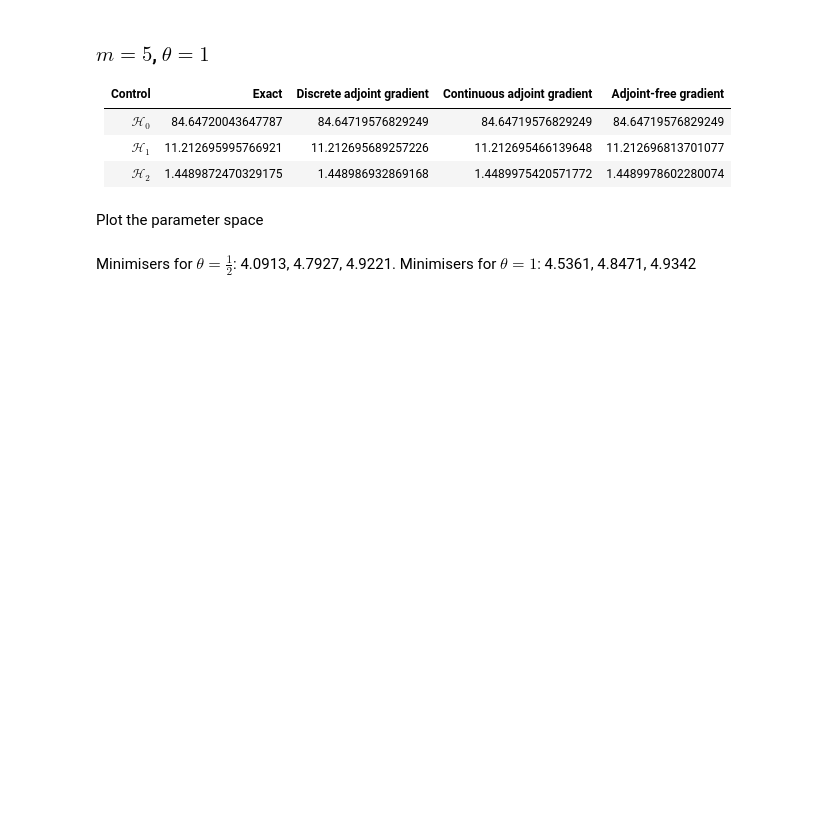
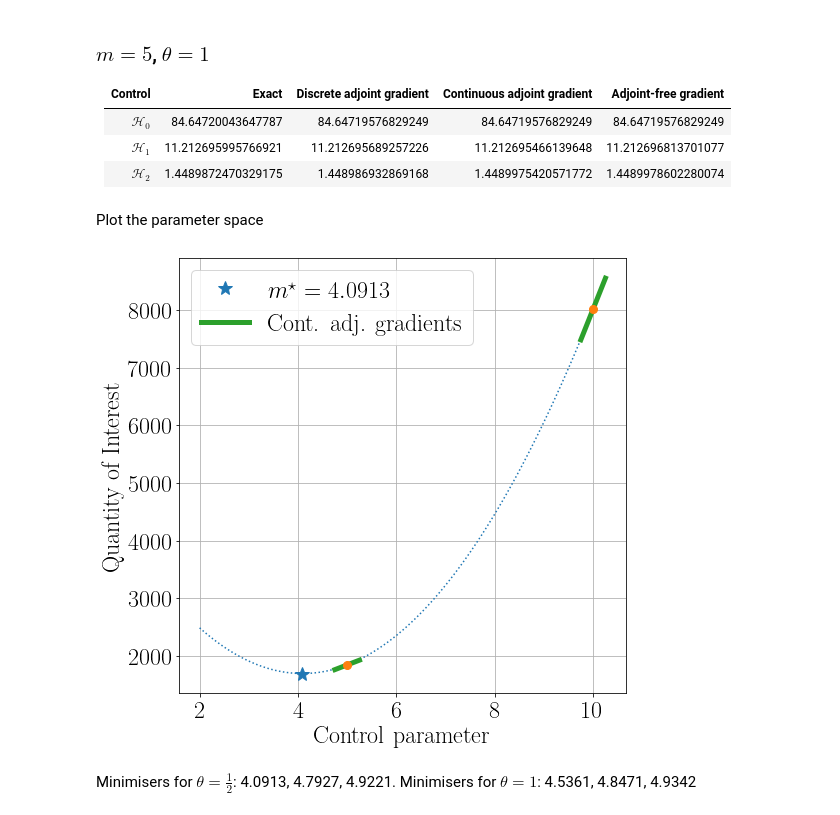
Before and after one commit to jwallwork23/adapt_utils_notebooks, a Jupyter notebook: adjoint_comparison/2d-swe-adjoint-tohoku.ipynb, the cells around one changed output. Saved outputs shown, nothing was run; the diff lists cells and outputs as text; code cells hidden in the pictures; blank space fills up the shorter version.

```diff
--- a/adjoint_comparison/2d-swe-adjoint-tohoku.ipynb
+++ b/adjoint_comparison/2d-swe-adjoint-tohoku.ipynb
@@ -309,8 +344,8 @@ gc5 = assemble(gc)
 # %%
-L = si.lagrange([2, 5, 10], [J2, J5, J10])
-dL = L.deriv()
-L_min = -dL.coefficients[1]/dL.coefficients[0]
-print("Minimiser of quadratic: {:.4f}".format(L_min))
+l = si.lagrange([2, 5, 10], [J2, J5, J10])
+dl = l.deriv()
+l_min = -dl.coefficients[1]/dl.coefficients[0]
+print("Minimiser of quadratic: {:.4f}".format(l_min))
 # %% [output]
 Minimiser of quadratic: 4.0913
 # %%
@@ -374,22 +409,24 @@ Plot the parameter space
 # %%
 fig, axes = plt.subplots(figsize=(8, 8))
 xx = np.linspace(2, 10, 100)
-axes.plot(xx, L(xx), ':', color='C0')
-axes.plot(L_min, L(L_min), '*', markersize=14, color='C0', label=r"$m^\star={:.4f}$".format(L_min))
+axes.plot(xx, l(xx), ':', color='C0')
+axes.plot(l_min, l(l_min), '*', markersize=14, color='C0', label=r"$m^\star={:.4f}$".format(l_min))
 
 delta_m = 0.25
 m = [5.0, 10.0]
 f = [J5, J10]
 g = [gc5, gc10]
 for i, (mi, fi, gi) in enumerate(zip(m, f, g)):
     x = np.array([mi - delta_m, mi + delta_m])
     axes.plot(x, gi*(x - mi) + fi, '-', color='C2', linewidth=5, label='Cont. adj. gradients' if i == 0 else None)
 axes.plot(m, f, 'o', color='C1', markersize=8)
 
 axes.set_xlabel("Control parameter")
 axes.set_ylabel("Quantity of Interest")
 axes.grid(True)
 axes.legend();
+# %% [output]
+[figure, added]
 # %% [markdown]
 Minimisers for $\theta=\frac12$: 4.0913, 4.7927, 4.9221.
 Minimisers for $\theta=1$: 4.5361, 4.8471, 4.9342
```
Also changed, not shown: parts of 9 cells of this notebook.
